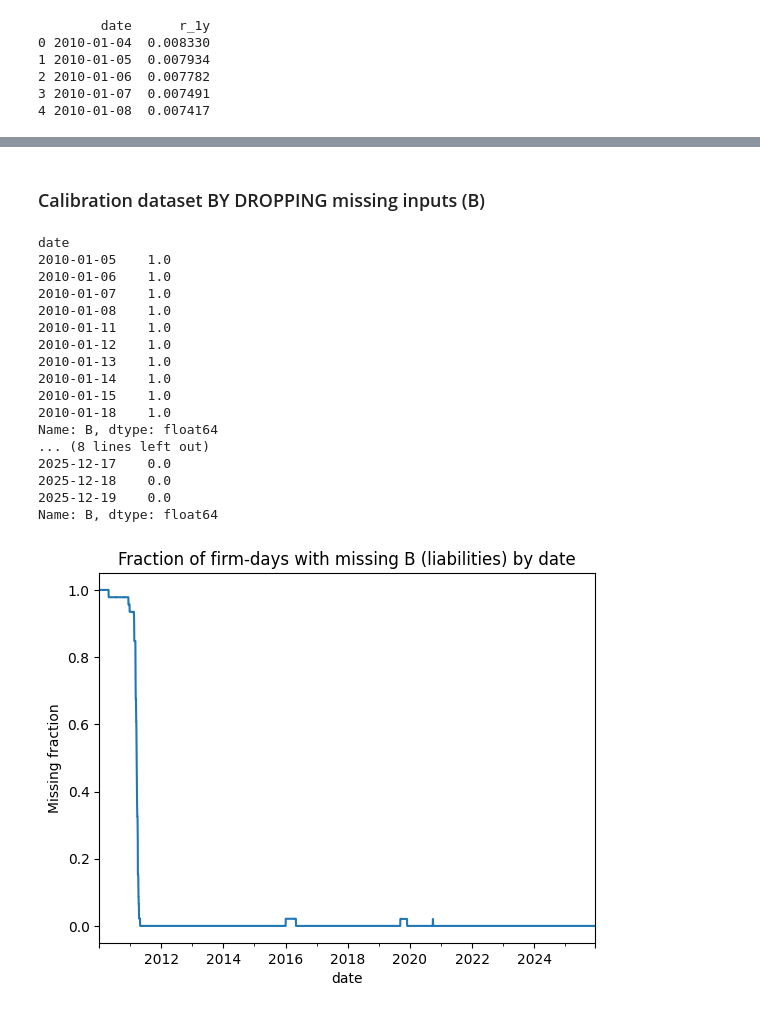
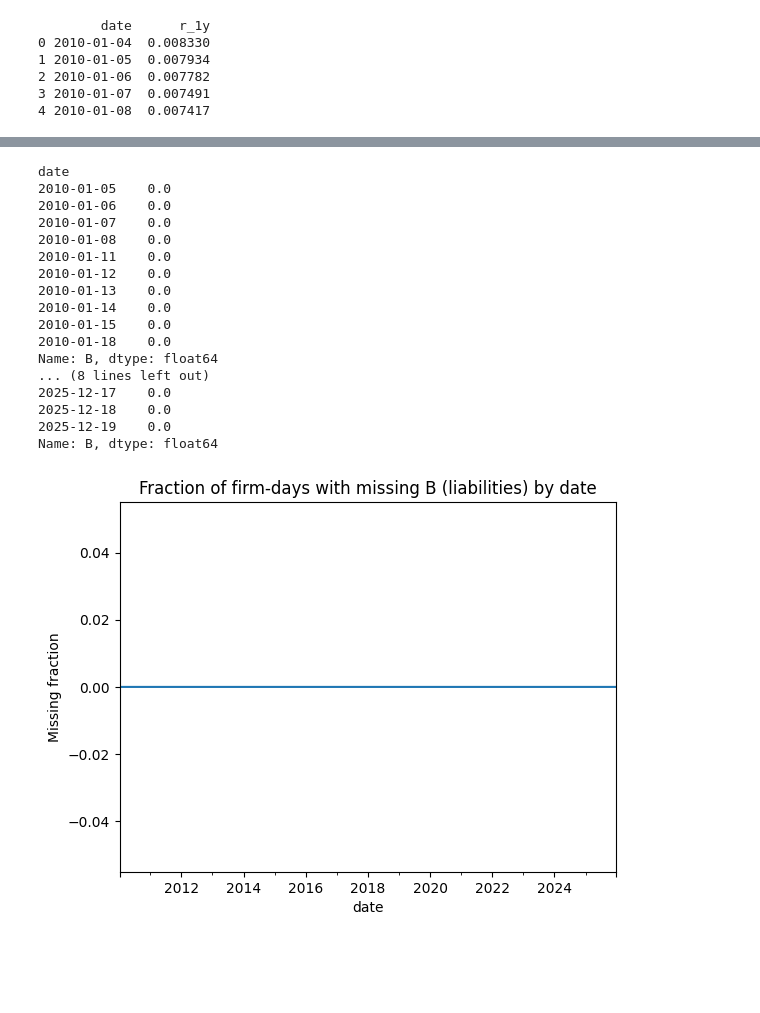
Before and after one commit to keenanveronica/Merton_NIGbayesian, a Jupyter notebook: merton_notebook_attempt1.ipynb, the cells around one changed output, grey strips where cells are left out. Cells and saved outputs as stored; diff of their text form; code cells hidden in the pictures; blank space fills up the shorter version.

```diff
--- a/merton_notebook_attempt1.ipynb
+++ b/merton_notebook_attempt1.ipynb
@@ -72,32 +72,15 @@ print(df_rf.head())
 4 2010-01-08  0.007417
 # %%
 # Merton model inputs and implementation
-merton_inputs = build_merton_inputs(
-    ret_daily=ret_daily,
-    bs=bs,
-    df_rf=df_rf,
-    T=1.0,
-    equity_col="mcap",
-    returns_col="logret_mcap",
-    drop_missing_B=True,
-    drop_missing_r=True,
-)
+merton_inputs = prepare_merton_inputs(ret_daily, bs, df_rf)
 
-# Calculate equity volatility
-merton_inputs_vol = equity_volatility(
-    merton_inputs,
-    ret_col="logret_mcap",
-    window=252,
-    min_obs=126
-)
-
-print(merton_inputs_vol[["gvkey","date","E","B","r","sigma_E"]].head(20))
+print(merton_inputs[["gvkey","date","E","B","r","sigma_E"]].head(20))
 
 # Check missingness of sigma_E
-print("Missing sigma_E %:", merton_inputs_vol["sigma_E"].isna().mean() * 100)
-print(merton_inputs_vol["sigma_E"].describe())
+print("Missing sigma_E %:", merton_inputs["sigma_E"].isna().mean() * 100)
+print(merton_inputs["sigma_E"].describe())
 
 # Check missingness of B and r
-print("Missing B %:", merton_inputs_vol["B"].isna().mean() * 100)
-print("Missing r %:", merton_inputs_vol["r"].isna().mean() * 100)
+print("Missing B %:", merton_inputs["B"].isna().mean() * 100)
+print("Missing r %:", merton_inputs["r"].isna().mean() * 100)
 # %% [output]
@@ -120,34 +103,32 @@ Missing B %: 7.1903825797671255
 Missing r %: 0.0
-# %% [markdown]
-### Calibration dataset BY DROPPING missing inputs (B)
 # %%
-B_miss_by_date = merton_inputs_vol["B"].isna().groupby(merton_inputs_vol["date"]).mean()
+B_miss_by_date = merton_inputs["B"].isna().groupby(merton_inputs["date"]).mean()
 
 print(B_miss_by_date.head(10))
 print(B_miss_by_date.tail(10))
 
 B_miss_by_date.plot()
 plt.title("Fraction of firm-days with missing B (liabilities) by date")
 plt.ylabel("Missing fraction")
 plt.show()
 # %% [output]
 date
-2010-01-05    1.0
-2010-01-06    1.0
-2010-01-07    1.0
-2010-01-08    1.0
-2010-01-11    1.0
-2010-01-12    1.0
-2010-01-13    1.0
-2010-01-14    1.0
-2010-01-15    1.0
-2010-01-18    1.0
+2010-01-05    0.0
+2010-01-06    0.0
+2010-01-07    0.0
+2010-01-08    0.0
+2010-01-11    0.0
+2010-01-12    0.0
+2010-01-13    0.0
+2010-01-14    0.0
+2010-01-15    0.0
+2010-01-18    0.0
 Name: B, dtype: float64
 ... (8 lines left out)
 2025-12-17    0.0
 2025-12-18    0.0
 2025-12-19    0.0
 Name: B, dtype: float64
-[figure, old version]
+[figure, new version]
 # %%
 # BUILDING THE CALIBRATION DATASET DROPPING ROWS WITH MISSING INPUTS
```
Also changed, not shown: parts of 8 cells of this notebook, 12 other files.
